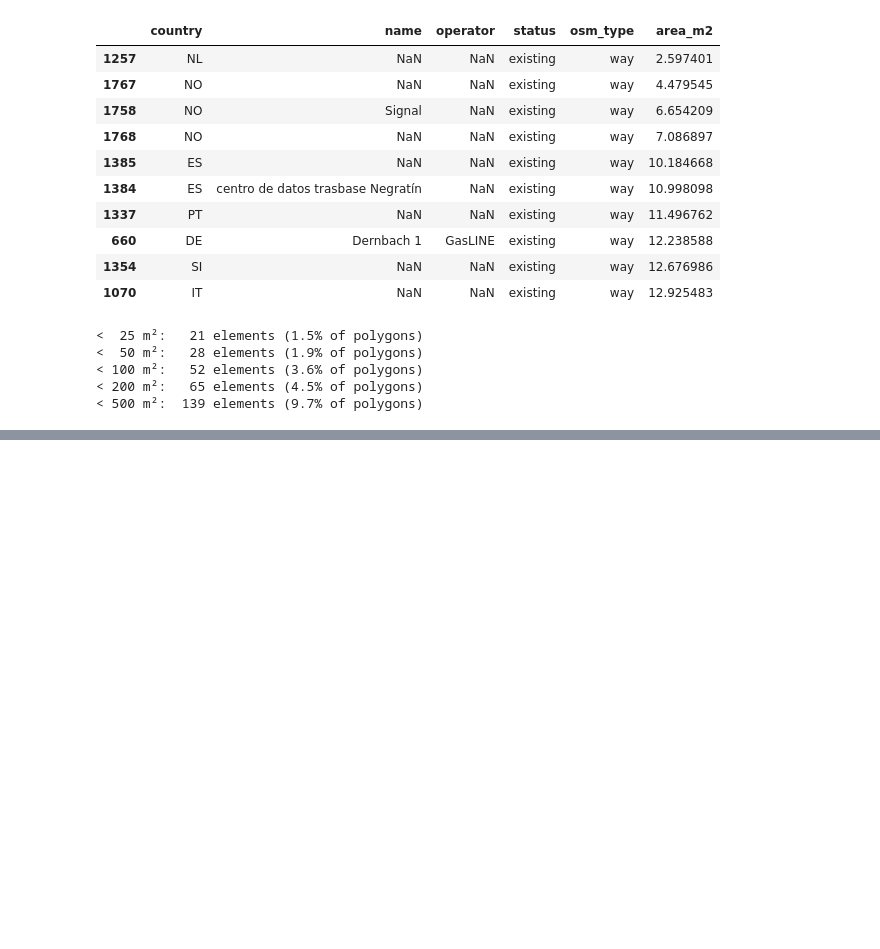
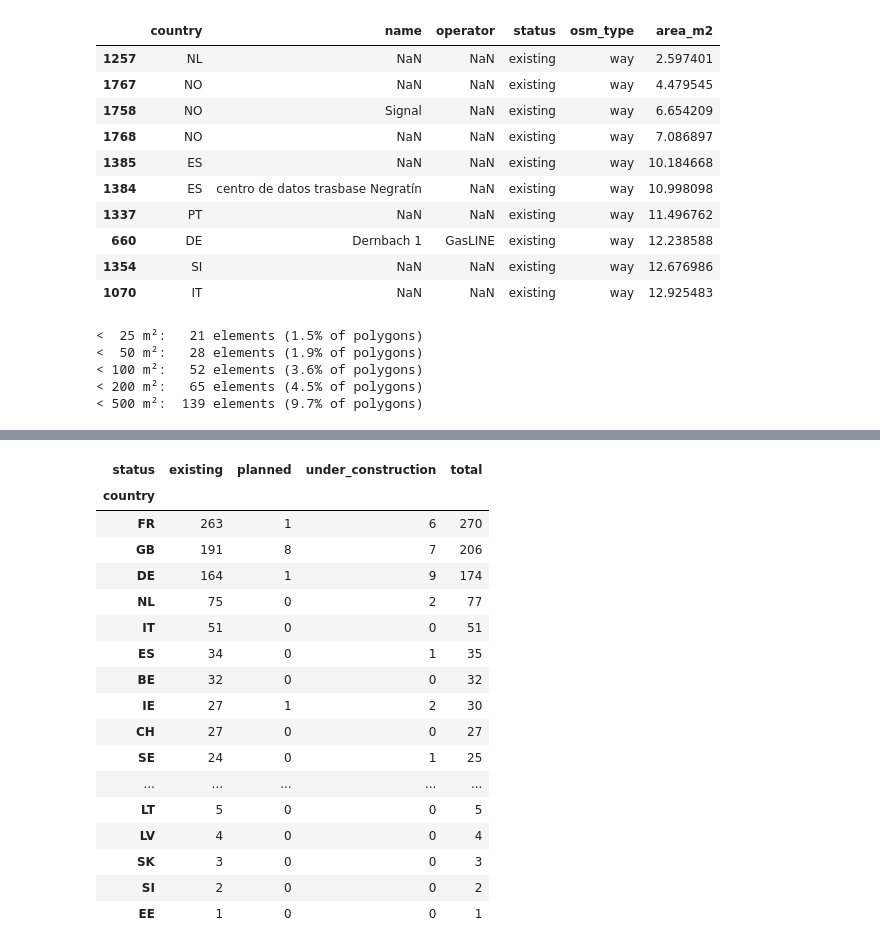
Before and after one commit to Carol-Sust/Sustainability, a Jupyter notebook: ia-agua-datacenters/notebooks/01_osm.ipynb, the cells around one changed output, grey strips where cells are left out. Cells and saved outputs as stored; diff of their text form; code cells hidden in the pictures; blank space fills up the shorter version.

```diff
--- a/ia-agua-datacenters/notebooks/01_osm.ipynb
+++ b/ia-agua-datacenters/notebooks/01_osm.ipynb
@@ -386,0 +495,27 @@ gdf[(gdf["area_m2"] >= 50) & (gdf["area_m2"] < 100)][cols].sort_values("area_m2"
+# %%
+by_country = (
+    campuses.pivot_table(index="country", columns="status", values="campus_id",
+                         aggfunc="count", fill_value=0)
+    .assign(total=lambda t: t.sum(axis=1))
+    .sort_values("total", ascending=False)
+)
+by_country
+# %% [output]
+| status | existing | planned | under_construction | total |
+| country |  |  |  |  |
+| FR | 263 | 1 | 6 | 270 |
+| GB | 191 | 8 | 7 | 206 |
+| DE | 164 | 1 | 9 | 174 |
+| NL | 75 | 0 | 2 | 77 |
+| IT | 51 | 0 | 0 | 51 |
+| ES | 34 | 0 | 1 | 35 |
+| BE | 32 | 0 | 0 | 32 |
+| IE | 27 | 1 | 2 | 30 |
+| CH | 27 | 0 | 0 | 27 |
+| SE | 24 | 0 | 1 | 25 |
+| ... | ... | ... | ... | ... |
+| LT | 5 | 0 | 0 | 5 |
+| LV | 4 | 0 | 0 | 4 |
+| SK | 3 | 0 | 0 | 3 |
+| SI | 2 | 0 | 0 | 2 |
+| EE | 1 | 0 | 0 | 1 |
```
Also changed, not shown: parts of 11 cells of this notebook, 2 other files.
